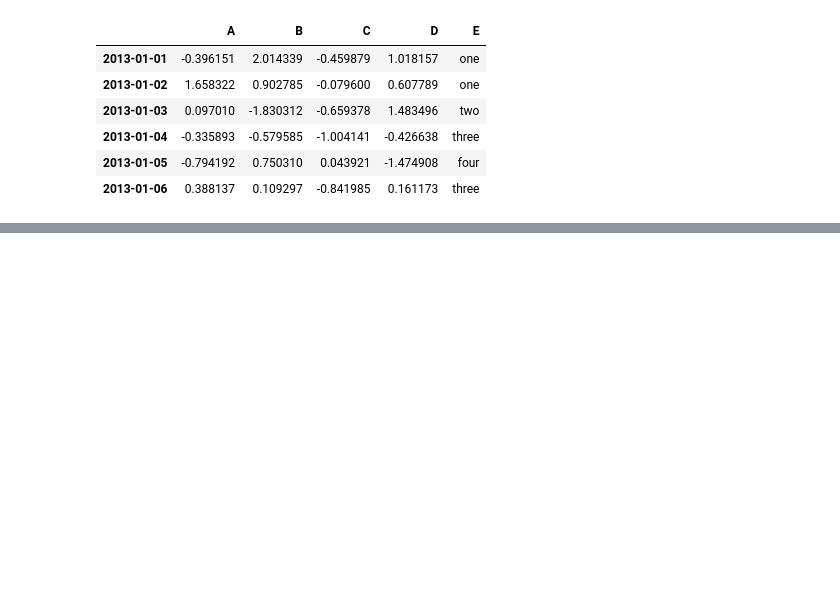
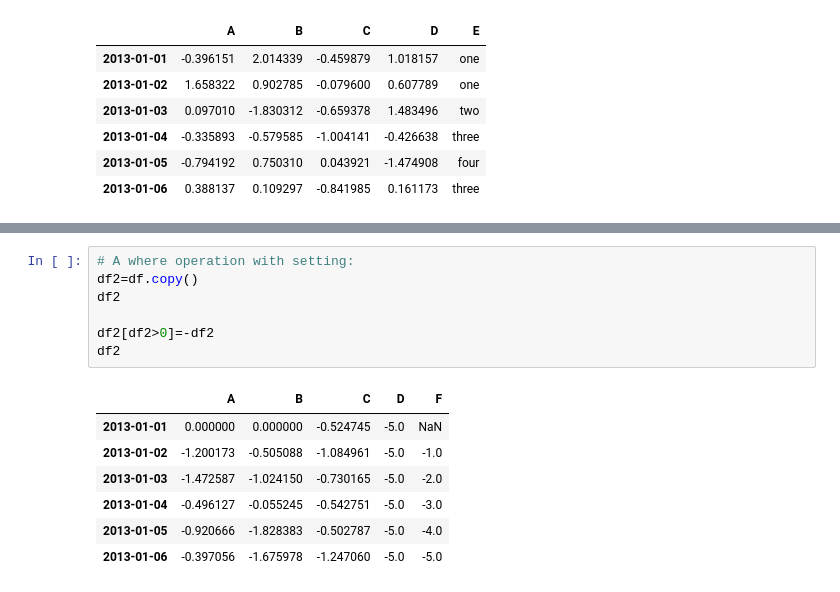
Before and after one commit to guddiyasingh/python-main, a Jupyter notebook: 10_minutes_panda.ipynb, the cells around one changed output, grey strips where cells are left out. Drawn from its saved outputs; the diff is of its cells as text; blank space fills up the shorter version.

```diff
--- a/10_minutes_panda.ipynb
+++ b/10_minutes_panda.ipynb
@@ -362,0 +406,15 @@ df2
+# %%
+# A where operation with setting:
+df2=df.copy()
+df2
+
+df2[df2>0]=-df2
+df2
+# %% [output]
+|  | A | B | C | D | F |
+| 2013-01-01 | 0.000000 | 0.000000 | -0.524745 | -5.0 | NaN |
+| 2013-01-02 | -1.200173 | -0.505088 | -1.084961 | -5.0 | -1.0 |
+| 2013-01-03 | -1.472587 | -1.024150 | -0.730165 | -5.0 | -2.0 |
+| 2013-01-04 | -0.496127 | -0.055245 | -0.542751 | -5.0 | -3.0 |
+| 2013-01-05 | -0.920666 | -1.828383 | -0.502787 | -5.0 | -4.0 |
+| 2013-01-06 | -0.397056 | -1.675978 | -1.247060 | -5.0 | -5.0 |
```
Also changed, not shown: parts of 22 cells of this notebook, 3 other files.
